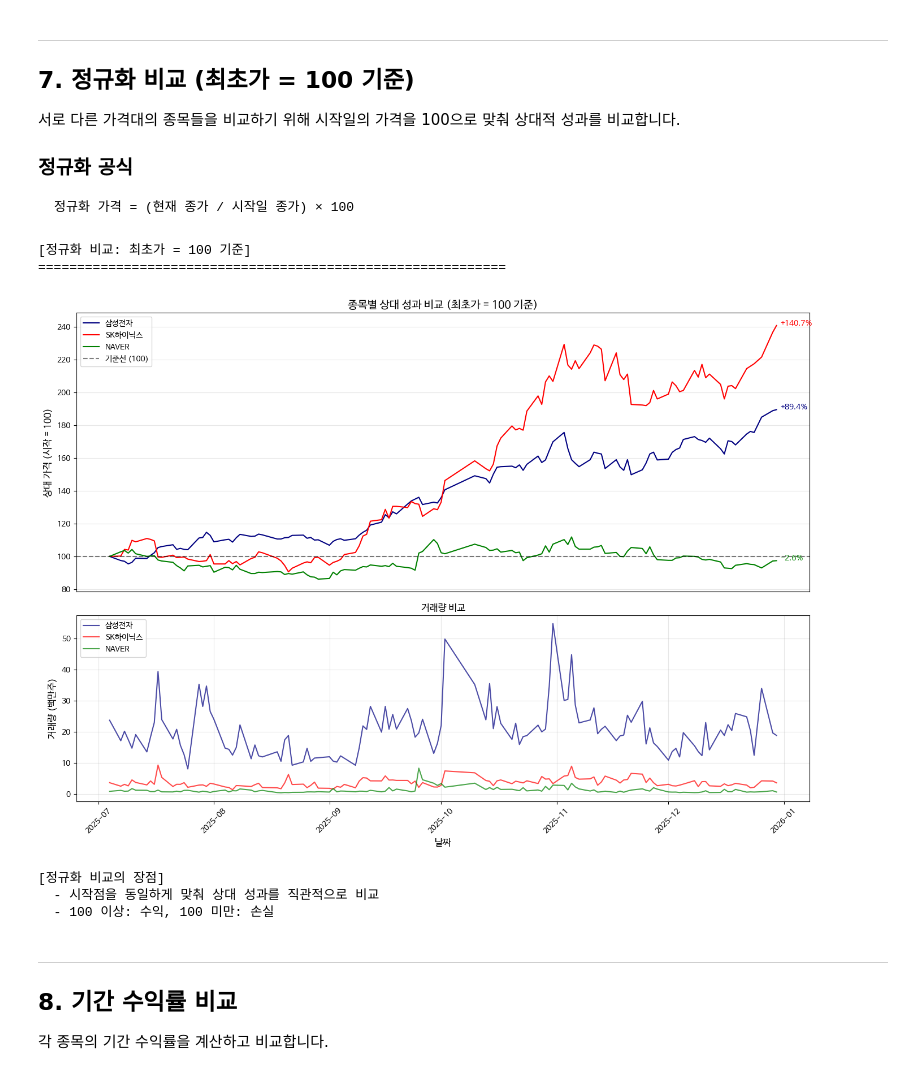
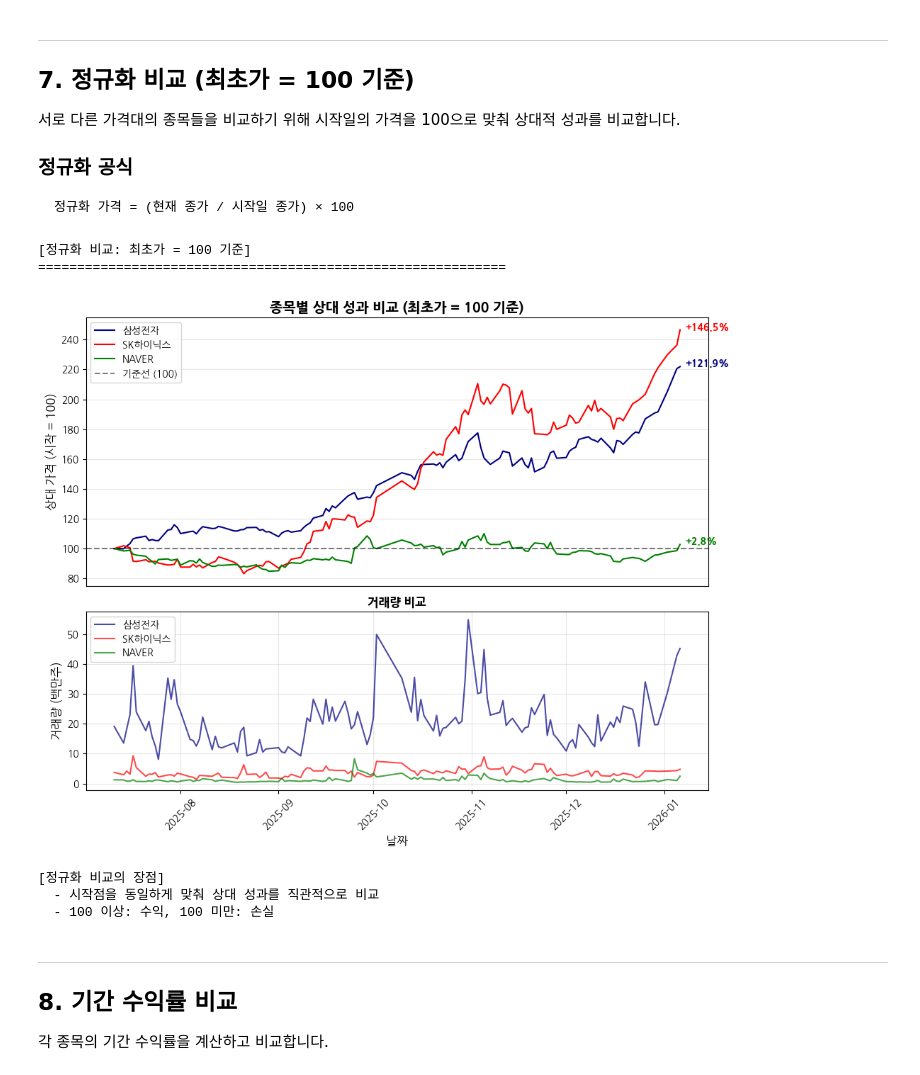
Before and after one commit to ironmanciti/Finance_ePassKorea, a Jupyter notebook: Module_01_데이터분석환경구축/08_실습_국내주식_데이터수집_기본분석.ipynb, the cells around one changed output. Cells and saved outputs as stored; diff of their text form; code cells hidden in the pictures.

```diff
--- a/Module_01_데이터분석환경구축/08_실습_국내주식_데이터수집_기본분석.ipynb
+++ b/Module_01_데이터분석환경구축/08_실습_국내주식_데이터수집_기본분석.ipynb
@@ -320,7 +294,7 @@ tickers = {
 stocks_data = {}
 
 for ticker, name in tickers.items():
-    df_stock = stock.get_market_ohlcv_by_date(start_str, end_str, ticker)
+    df_stock = fdr.DataReader(ticker, start_date, end_date)
     stocks_data[name] = df_stock
     print(f"  - {name} ({ticker}): {len(df_stock)}개 데이터 수집 완료")
 
@@ -339,8 +313,8 @@ print("\n[각 종목 현재가 및 기간 수익률]")
 print("=" * 60)
 
 for name, df_stock in stocks_data.items():
-    start_price = df_stock['종가'].iloc[0]
-    end_price = df_stock['종가'].iloc[-1]
+    start_price = df_stock['Close'].iloc[0]
+    end_price = df_stock['Close'].iloc[-1]
     return_pct = ((end_price / start_price) - 1) * 100
     print(f"  - {name}: {end_price:,}원 (기간 수익률: {return_pct:+.2f}%)")
 # %% [output]
@@ -364,7 +338,7 @@ for name, df_stock in stocks_data.items():
 print("[로그 스케일 비교]")
 print("=" * 60)
 
-fig = plt.figure(figsize=(14, 10))
+fig = plt.figure(figsize=(10, 8))
 gs = gridspec.GridSpec(2, 1, height_ratios=[3, 2])
 
 axes = []
@@ -379,7 +353,7 @@ colors = ['navy', 'red', 'green']
 
 # 상단: 종가 (로그 스케일)
 for i, (name, df_stock) in enumerate(stocks_data.items()):
-    axes[0].plot(df_stock.index, df_stock['종가'], label=name, color=colors[i], linewidth=1.5)
+    axes[0].plot(df_stock.index, df_stock['Close'], label=name, color=colors[i], linewidth=1.5)
 
 axes[0].set_yscale('log')  # 로그 스케일 적용
 axes[0].set_title('종목별 종가 비교 (Log Scale)', fontsize=14, fontweight='bold')
@@ -389,7 +363,7 @@ axes[0].grid(True, alpha=0.3, which='both')
 
 # 하단: 거래량
 for i, (name, df_stock) in enumerate(stocks_data.items()):
-    axes[1].plot(df_stock.index, df_stock['거래량'] / 1_000_000, label=name, color=colors[i], alpha=0.7)
+    axes[1].plot(df_stock.index, df_stock['Volume'] / 1_000_000, label=name, color=colors[i], alpha=0.7)
 
 axes[1].set_title('거래량 비교', fontsize=12, fontweight='bold')
 axes[1].set_ylabel('거래량 (백만주)', fontsize=12)
@@ -427,7 +401,7 @@ print("  - 같은 거리 = 같은 비율 변화 (예: 10->20과 100->200이 같
 print("[정규화 비교: 최초가 = 100 기준]")
 print("=" * 60)
 
-fig = plt.figure(figsize=(14, 10))
+fig = plt.figure(figsize=(10, 8))
 gs = gridspec.GridSpec(2, 1, height_ratios=[3, 2])
 
 axes = []
@@ -440,7 +414,7 @@ axes[0].get_xaxis().set_visible(False)
 # 상단: 정규화된 종가 (최초가 = 100)
 for i, (name, df_stock) in enumerate(stocks_data.items()):
     # 정규화: 첫 번째 값을 100으로 설정
-    normalized = (df_stock['종가'] / df_stock['종가'].iloc[0]) * 100
+    normalized = (df_stock['Close'] / df_stock['Close'].iloc[0]) * 100
     axes[0].plot(df_stock.index, normalized, label=name, color=colors[i], linewidth=1.5)
 
     # 최종 수익률 표시
@@ -449,35 +423,35 @@ for i, (name, df_stock) in enumerate(stocks_data.items()):
                      xy=(df_stock.index[-1], normalized.iloc[-1]),
                      xytext=(5, 0), textcoords='offset points',
                      fontsize=10, color=colors[i], fontweight='bold')
 
 axes[0].axhline(y=100, color='black', linestyle='--', alpha=0.5, label='기준선 (100)')
 axes[0].set_title('종목별 상대 성과 비교 (최초가 = 100 기준)', fontsize=14, fontweight='bold')
 axes[0].set_ylabel('상대 가격 (시작 = 100)', fontsize=12)
 axes[0].legend(loc='upper left')
 axes[0].grid(True, alpha=0.3)
 
 # 하단: 거래량
 for i, (name, df_stock) in enumerate(stocks_data.items()):
-    axes[1].plot(df_stock.index, df_stock['거래량'] / 1_000_000, label=name, color=colors[i], alpha=0.7)
+    axes[1].plot(df_stock.index, df_stock['Volume'] / 1_000_000, label=name, color=colors[i], alpha=0.7)
 
 axes[1].set_title('거래량 비교', fontsize=12, fontweight='bold')
 axes[1].set_ylabel('거래량 (백만주)', fontsize=12)
 axes[1].set_xlabel('날짜', fontsize=12)
 axes[1].legend(loc='upper left')
 axes[1].grid(True, alpha=0.3)
 axes[1].xaxis.set_major_formatter(mdates.DateFormatter('%Y-%m'))
 plt.xticks(rotation=45)
 
 plt.tight_layout()
 plt.show()
 
 print("[정규화 비교의 장점]")
 print("  - 시작점을 동일하게 맞춰 상대 성과를 직관적으로 비교")
 print("  - 100 이상: 수익, 100 미만: 손실")
 # %% [output]
 [정규화 비교: 최초가 = 100 기준]
 ============================================================
-[figure, old version]
+[figure, new version]
 [정규화 비교의 장점]
   - 시작점을 동일하게 맞춰 상대 성과를 직관적으로 비교
   - 100 이상: 수익, 100 미만: 손실
```
Also changed, not shown: parts of 16 cells of this notebook, 23 other files.
